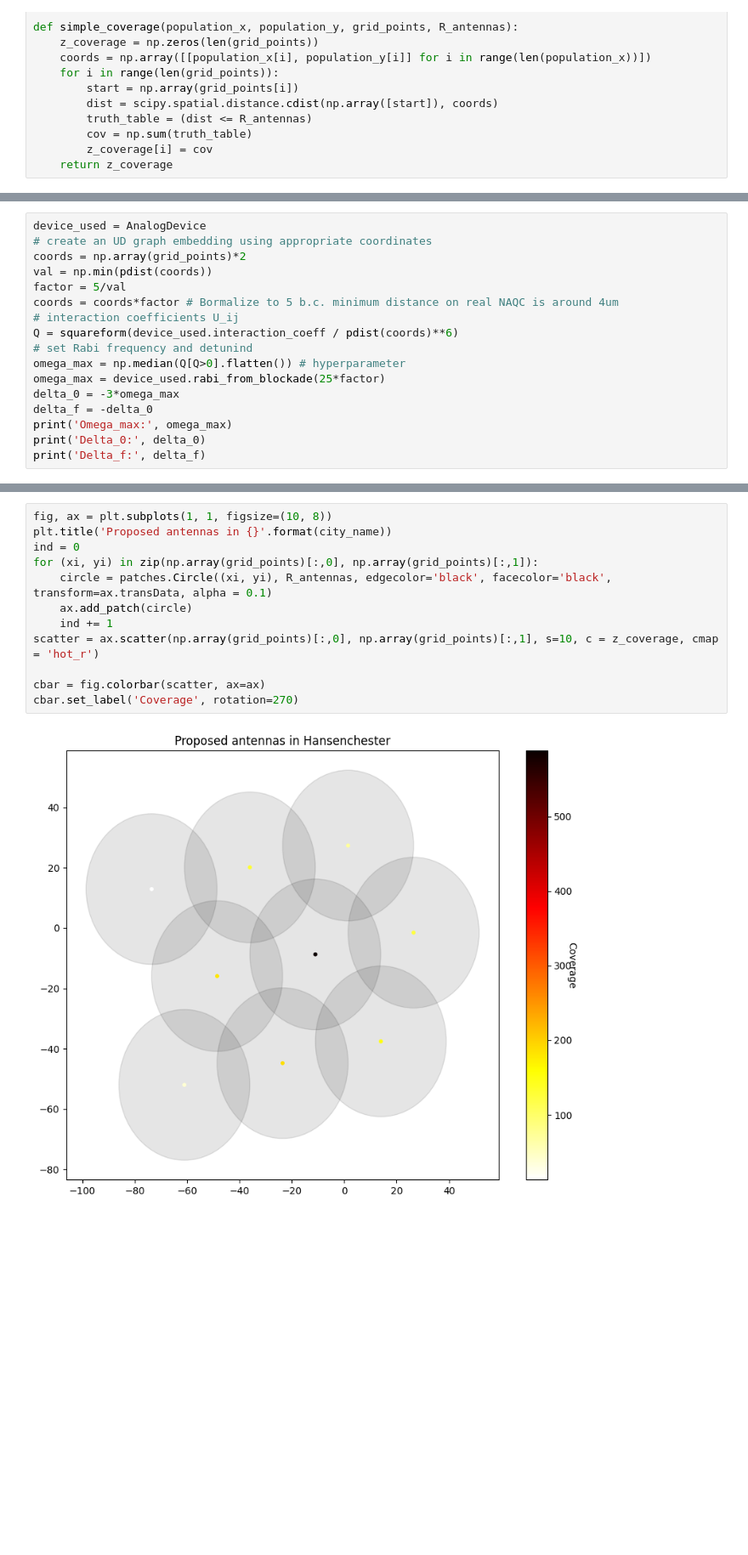
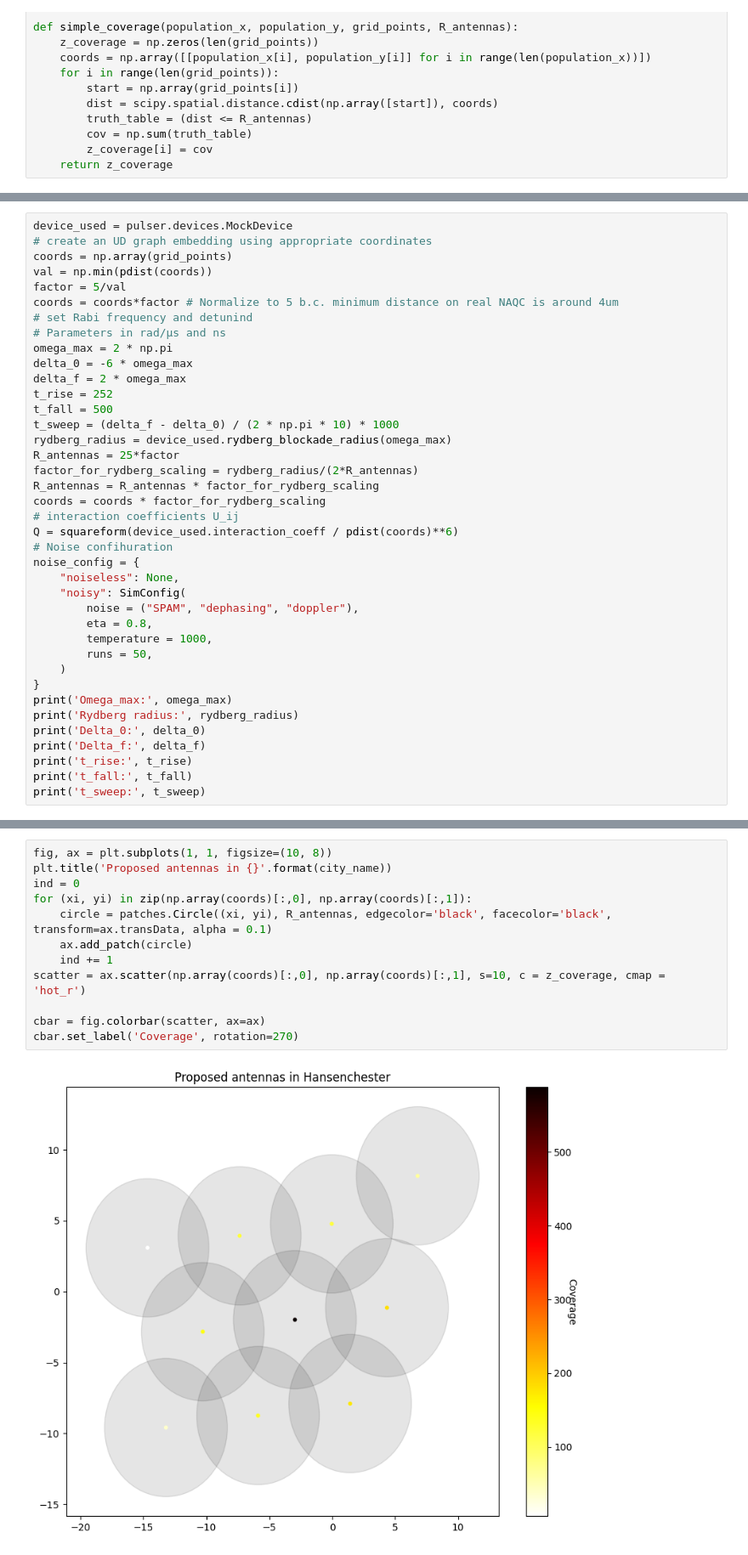
Before and after one commit to colinDietrich/hackaton_pasqal, a Jupyter notebook: QUBO_formulation.ipynb, the cells around one changed output, grey strips where cells are left out. Shown: that part at 85% size. Drawn from its saved outputs; the diff is of its cells as text; blank space fills up the shorter version.

```diff
--- a/QUBO_formulation.ipynb
+++ b/QUBO_formulation.ipynb
@@ -180,20 +159,42 @@ grid_points, coverages = adaptive_selection(
 # Calculate final coverage for the selected grid layout
 z_coverage = simple_coverage(population_x, population_y, grid_points, R_antennas)
 # %%
-device_used = AnalogDevice
+device_used = pulser.devices.MockDevice
 # create an UD graph embedding using appropriate coordinates
-coords = np.array(grid_points)*2
+coords = np.array(grid_points)
 val = np.min(pdist(coords))
 factor = 5/val
-coords = coords*factor # Bormalize to 5 b.c. minimum distance on real NAQC is around 4um
+coords = coords*factor # Normalize to 5 b.c. minimum distance on real NAQC is around 4um
+# set Rabi frequency and detunind
+# Parameters in rad/µs and ns
+omega_max = 2 * np.pi
+delta_0 = -6 * omega_max
+delta_f = 2 * omega_max
+t_rise = 252
+t_fall = 500
+t_sweep = (delta_f - delta_0) / (2 * np.pi * 10) * 1000
+rydberg_radius = device_used.rydberg_blockade_radius(omega_max)
+R_antennas = 25*factor
+factor_for_rydberg_scaling = rydberg_radius/(2*R_antennas)
+R_antennas = R_antennas * factor_for_rydberg_scaling
+coords = coords * factor_for_rydberg_scaling
 # interaction coefficients U_ij
 Q = squareform(device_used.interaction_coeff / pdist(coords)**6)
-# set Rabi frequency and detunind
-omega_max = np.median(Q[Q>0].flatten()) # hyperparameter
-omega_max = device_used.rabi_from_blockade(25*factor)
-delta_0 = -3*omega_max
-delta_f = -delta_0
+# Noise confihuration
+noise_config = {
+    "noiseless": None,
+    "noisy": SimConfig(
+        noise = ("SPAM", "dephasing", "doppler"),
+        eta = 0.8,
+        temperature = 1000,
+        runs = 50,
+    )
+}
 print('Omega_max:', omega_max)
+print('Rydberg radius:', rydberg_radius)
 print('Delta_0:', delta_0)
 print('Delta_f:', delta_f)
+print('t_rise:', t_rise)
+print('t_fall:', t_fall)
+print('t_sweep:', t_sweep)
 # %% [output]
@@ -214,14 +219,14 @@ reg.draw(
 # %%
 fig, ax = plt.subplots(1, 1, figsize=(10, 8))
 plt.title('Proposed antennas in {}'.format(city_name))
 ind = 0
-for (xi, yi) in zip(np.array(grid_points)[:,0], np.array(grid_points)[:,1]):
+for (xi, yi) in zip(np.array(coords)[:,0], np.array(coords)[:,1]):
     circle = patches.Circle((xi, yi), R_antennas, edgecolor='black', facecolor='black', transform=ax.transData, alpha = 0.1)
     ax.add_patch(circle)
     ind += 1
-scatter = ax.scatter(np.array(grid_points)[:,0], np.array(grid_points)[:,1], s=10, c = z_coverage, cmap = 'hot_r')
+scatter = ax.scatter(np.array(coords)[:,0], np.array(coords)[:,1], s=10, c = z_coverage, cmap = 'hot_r')
 
 cbar = fig.colorbar(scatter, ax=ax)
 cbar.set_label('Coverage', rotation=270)
 # %% [output]
-[figure, old version]
+[figure, new version]
```
Also changed, not shown: parts of 32 cells of this notebook.
